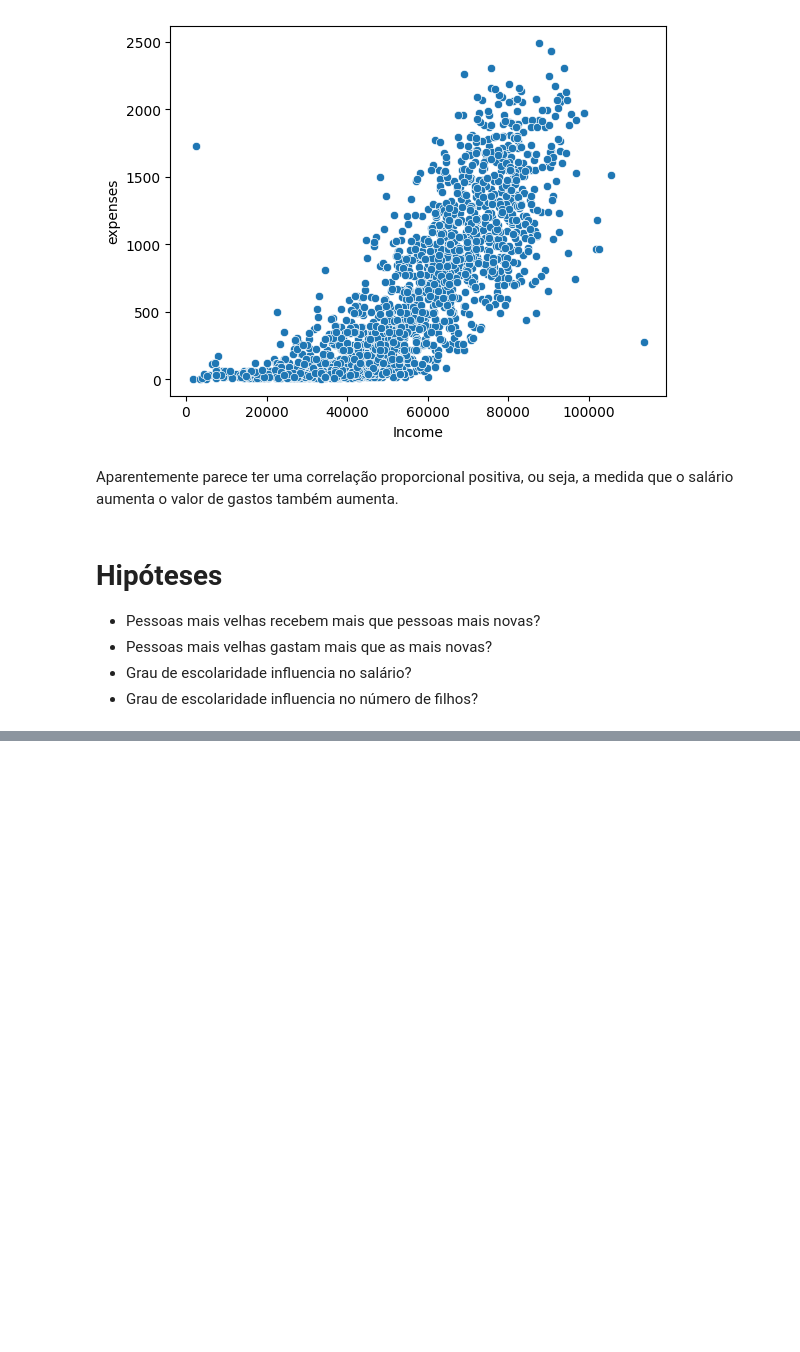
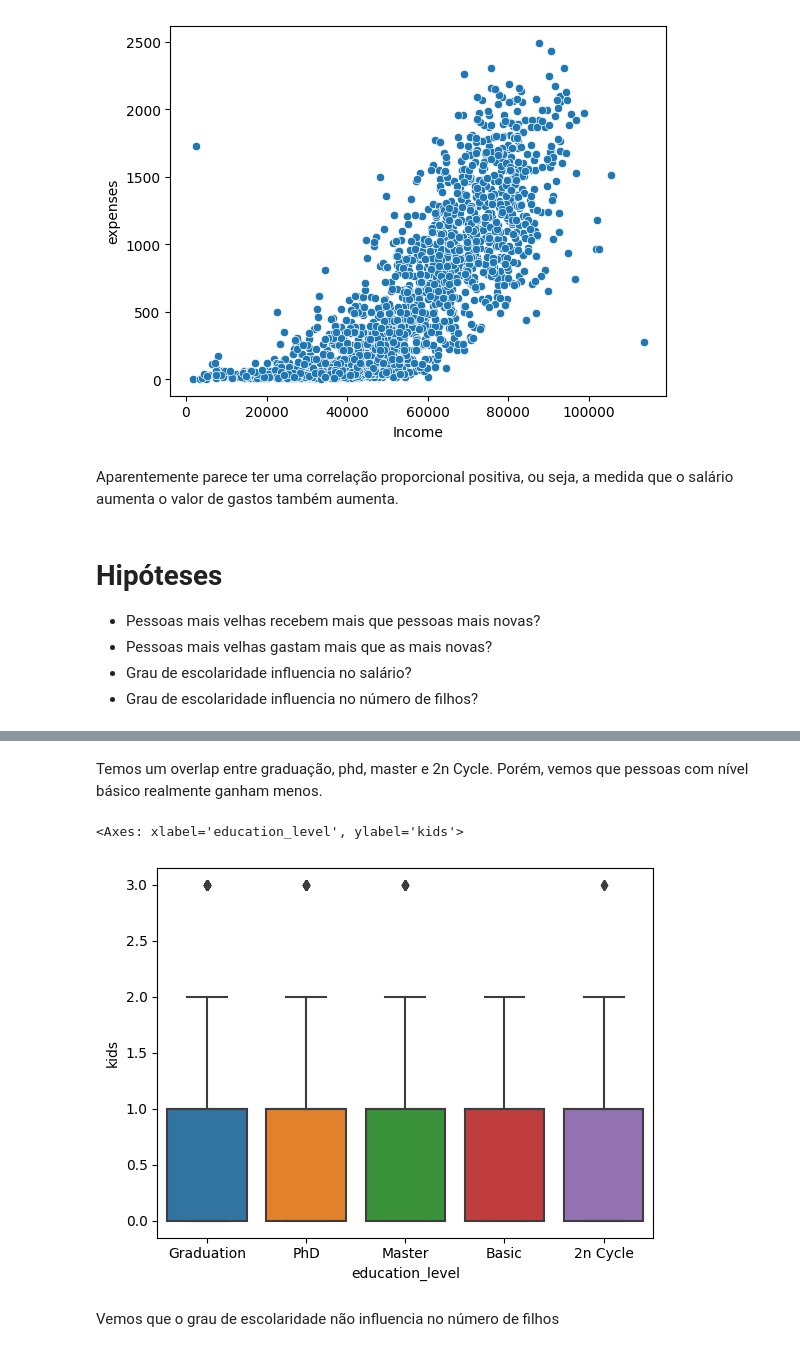
Before and after one commit to eduardamota/curso-eba, a Jupyter notebook: desafio1_ifood.ipynb, the cells around one changed output, grey strips where cells are left out. Drawn from its saved outputs; the diff is of its cells as text; code cells hidden in the pictures; blank space fills up the shorter version.

```diff
--- a/desafio1_ifood.ipynb
+++ b/desafio1_ifood.ipynb
@@ -330,0 +365,10 @@ Aparentemente parece ter uma correlação proporcional positiva, ou seja, a medi
+# %% [markdown]
+Temos um overlap entre graduação, phd, master e 2n Cycle. Porém, vemos que pessoas com nível básico realmente ganham menos.
+# %%
+#Grau de escolaridade influencia no salário?
+sns.boxplot(x=df.education_level,y=df.kids)
+# %% [output]
+<Axes: xlabel='education_level', ylabel='kids'>
+[figure, added]
+# %% [markdown]
+Vemos que o grau de escolaridade não influencia no número de filhos
```
Also changed, not shown: parts of 4 cells of this notebook.
